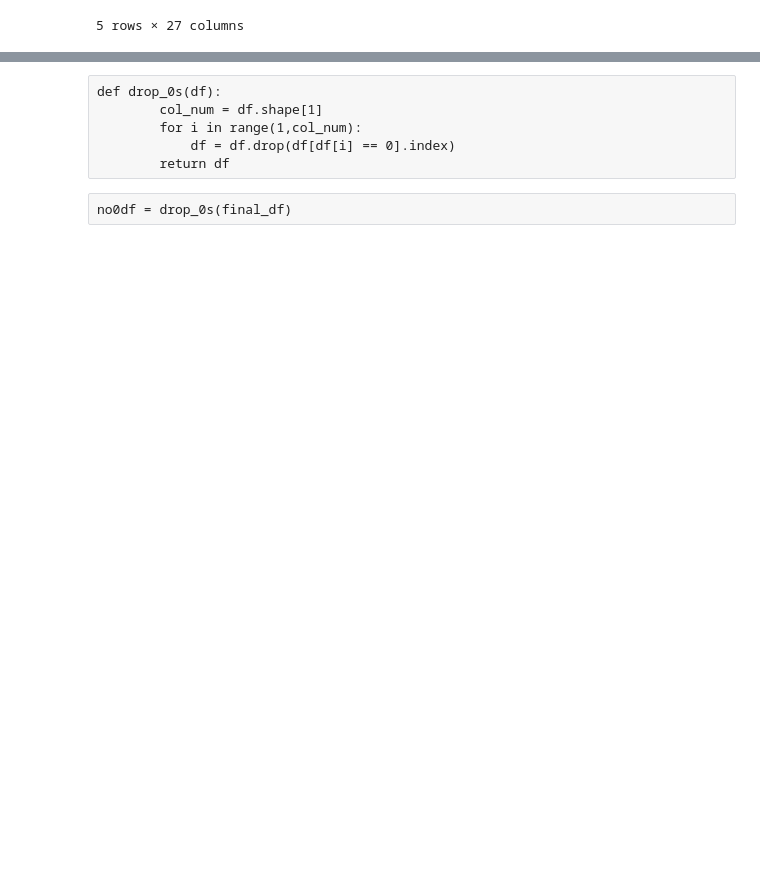
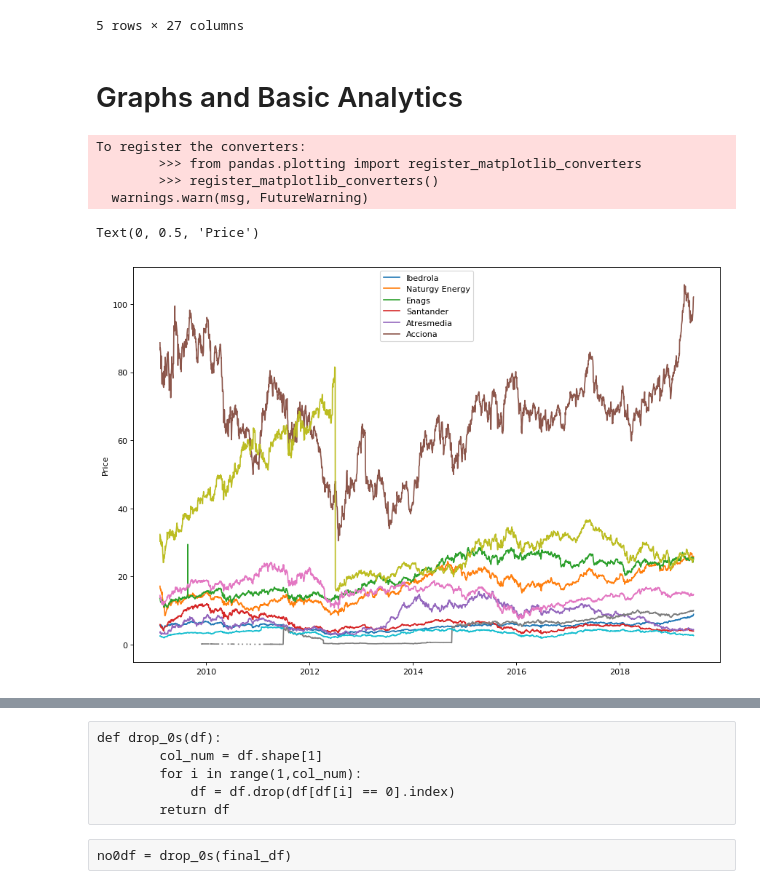
Before and after one commit to mkoz92/mlengineeringfinal, a Jupyter notebook: main.ipynb, the cells around one changed output, grey strips where cells are left out. Saved outputs shown, nothing was run; the diff lists cells and outputs as text; code cells hidden in the pictures; blank space fills up the shorter version.

```diff
--- a/main.ipynb
+++ b/main.ipynb
@@ -48,3 +52,18 @@ original_df.head()
 | 2009-02-16 | 5.35 | 16.02 | 12.38 | 5.49 | 3.53 | 85.50 | 13.61 | NaN | 30.85 | ... |
 | 2009-02-17 | 5.66 | 16.30 | 13.02 | 5.12 | 3.33 | 81.40 | 13.15 | NaN | 29.50 | ... |
 5 rows × 27 columns
+# %% [markdown]
+# Graphs and Basic Analytics
+# %%
+original_df.index = pd.to_datetime(original_df.index)
+plt.figure(num=None, figsize=(13, 9), dpi=80, facecolor='w', edgecolor='k')
+plt.plot(original_df.iloc[:,0:10])
+plt.legend(['Ibedrola',"Naturgy Energy","Enags", "Santander","Atresmedia", "Acciona" ])
+plt.ylabel("Price")
+# %% [output]
+To register the converters:
+        >>> from pandas.plotting import register_matplotlib_converters
+        >>> register_matplotlib_converters()
+  warnings.warn(msg, FutureWarning)
+Text(0, 0.5, 'Price')
+[figure, added]
```
Also changed, not shown: parts of 68 cells of this notebook, 4 other files.
